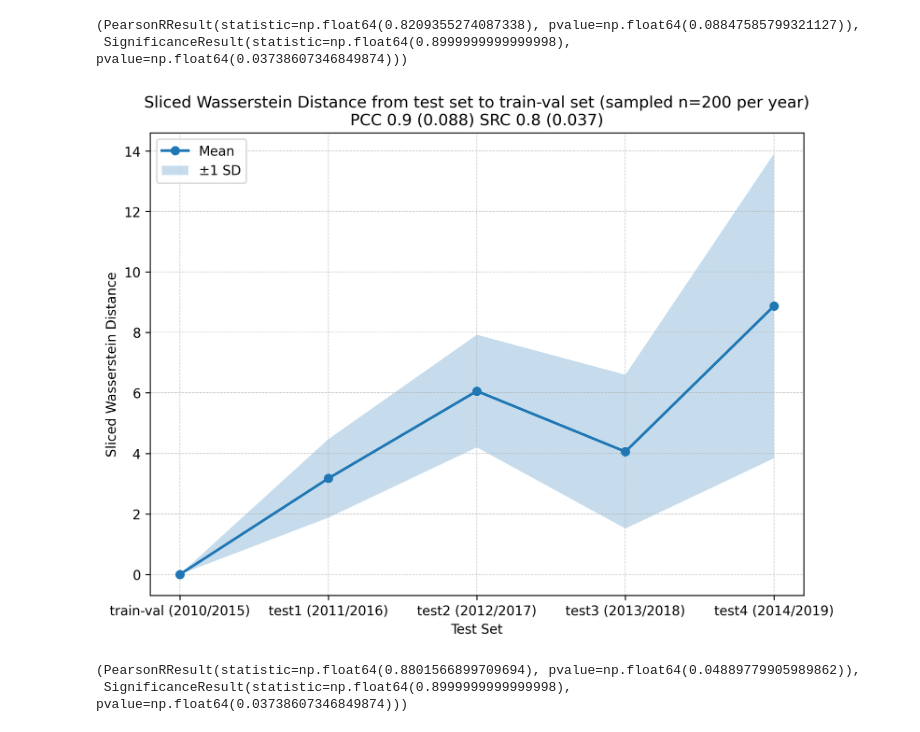
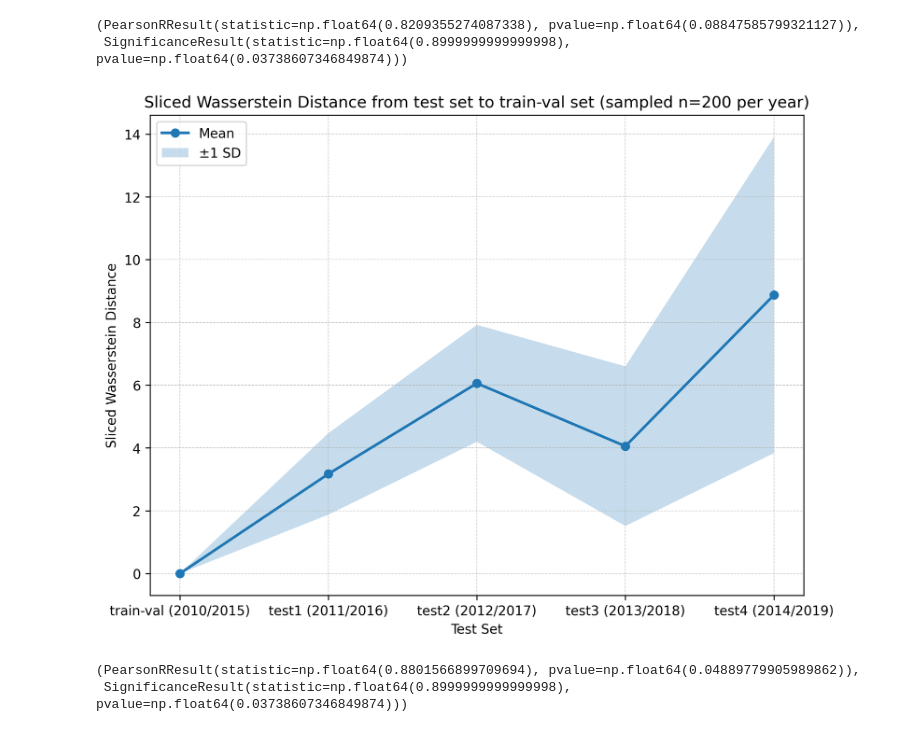
Before and after one commit to ZhangWan-byte/lpm, a Jupyter notebook: OGB_arXiv.ipynb, the cells around one changed output. Drawn from its saved outputs; the diff is of its cells as text; code cells hidden in the pictures.

```diff
--- a/OGB_arXiv.ipynb
+++ b/OGB_arXiv.ipynb
@@ -2647,35 +2647,35 @@ pearsonr(mean_vals, empirical_losses), spearmanr(mean_vals, empirical_losses)
 # Plot mean and standard deviation (shaded) for the repeated runs
 import numpy as np
 import matplotlib.pyplot as plt
 
 # Data
 test_losses = []
 
 wasserstein_distances_0 = np.array([0, 4.669050, 6.000696, 2.539019, 8.972792])
 
 wasserstein_distances_1 = np.array([0, 1.505384, 8.370485, 1.995944, 14.987629])
 
 wasserstein_distances_2 = np.array([0, 3.347454, 3.813758, 7.63914, 2.659202])
 
 runs = np.vstack([wasserstein_distances_0,
                   wasserstein_distances_1,
                   wasserstein_distances_2])
 
 mean_vals = runs.mean(axis=0)
 std_vals = runs.std(axis=0, ddof=0)
 
 # Plot
 plt.figure(figsize=(8, 6), dpi=300)
 plt.plot(["train-val (2010/2015)", "test1 (2011/2016)", "test2 (2012/2017)", "test3 (2013/2018)", "test4 (2014/2019)"], mean_vals, marker='o', linewidth=2, label='Mean')
 plt.fill_between(["train-val (2010/2015)", "test1 (2011/2016)", "test2 (2012/2017)", "test3 (2013/2018)", "test4 (2014/2019)"], mean_vals - std_vals, mean_vals + std_vals, alpha=0.25, label='±1 SD')
 plt.xlabel('Test Set')
 plt.ylabel('Sliced Wasserstein Distance')
-plt.title('Sliced Wasserstein Distance from test set to train-val set (sampled n=200 per year)\nPCC 0.9 (0.088) SRC 0.8 (0.037)')
+plt.title('Sliced Wasserstein Distance from test set to train-val set (sampled n=200 per year)')
 plt.grid(True, linestyle='--', linewidth=0.5, alpha=0.7)
 plt.legend()
 plt.tight_layout()
 # %% [output]
-[figure, old version]
+[figure, new version]
 # %%
 from scipy.stats import pearsonr, spearmanr
 
```
Also changed, not shown: parts of 1 cell of this notebook.
